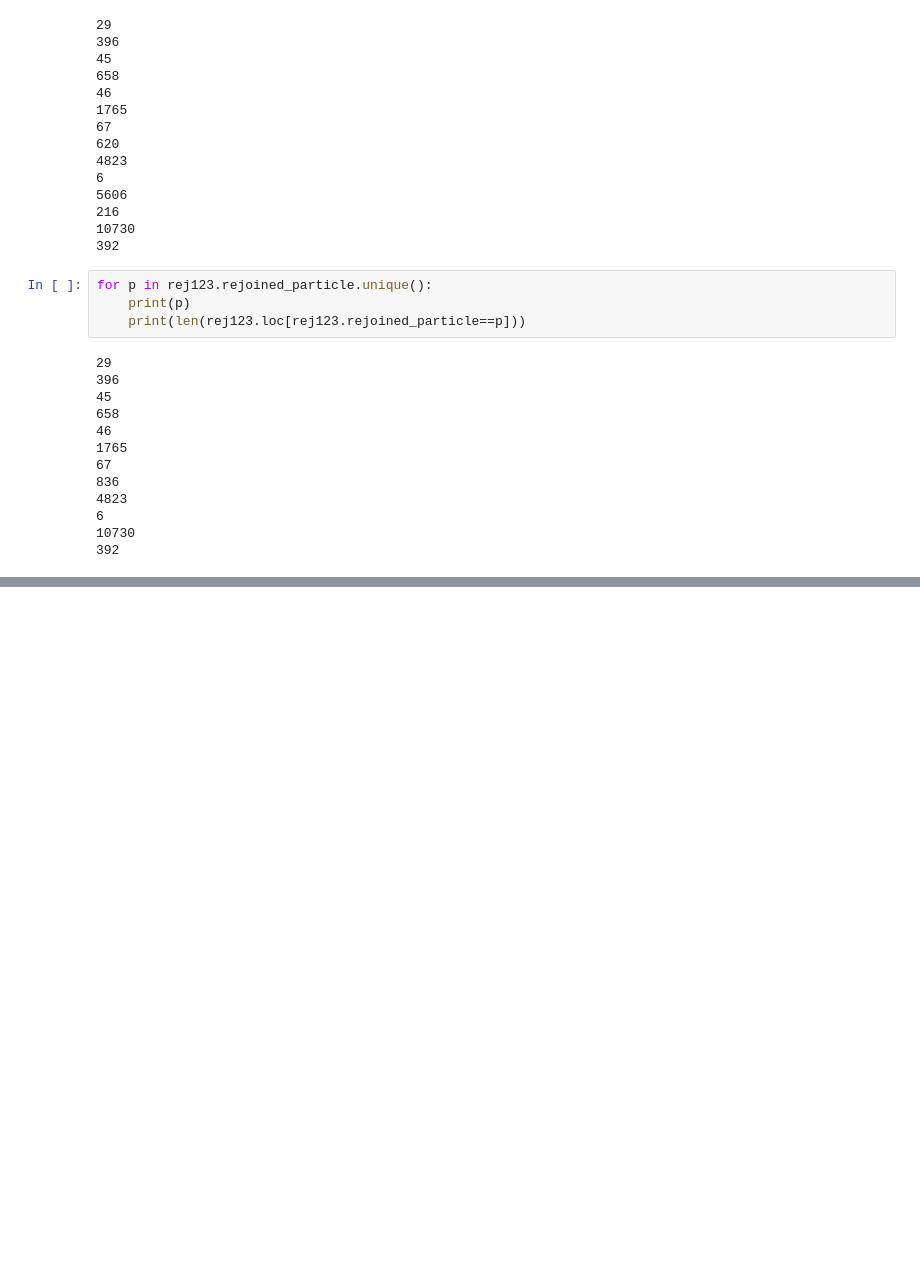
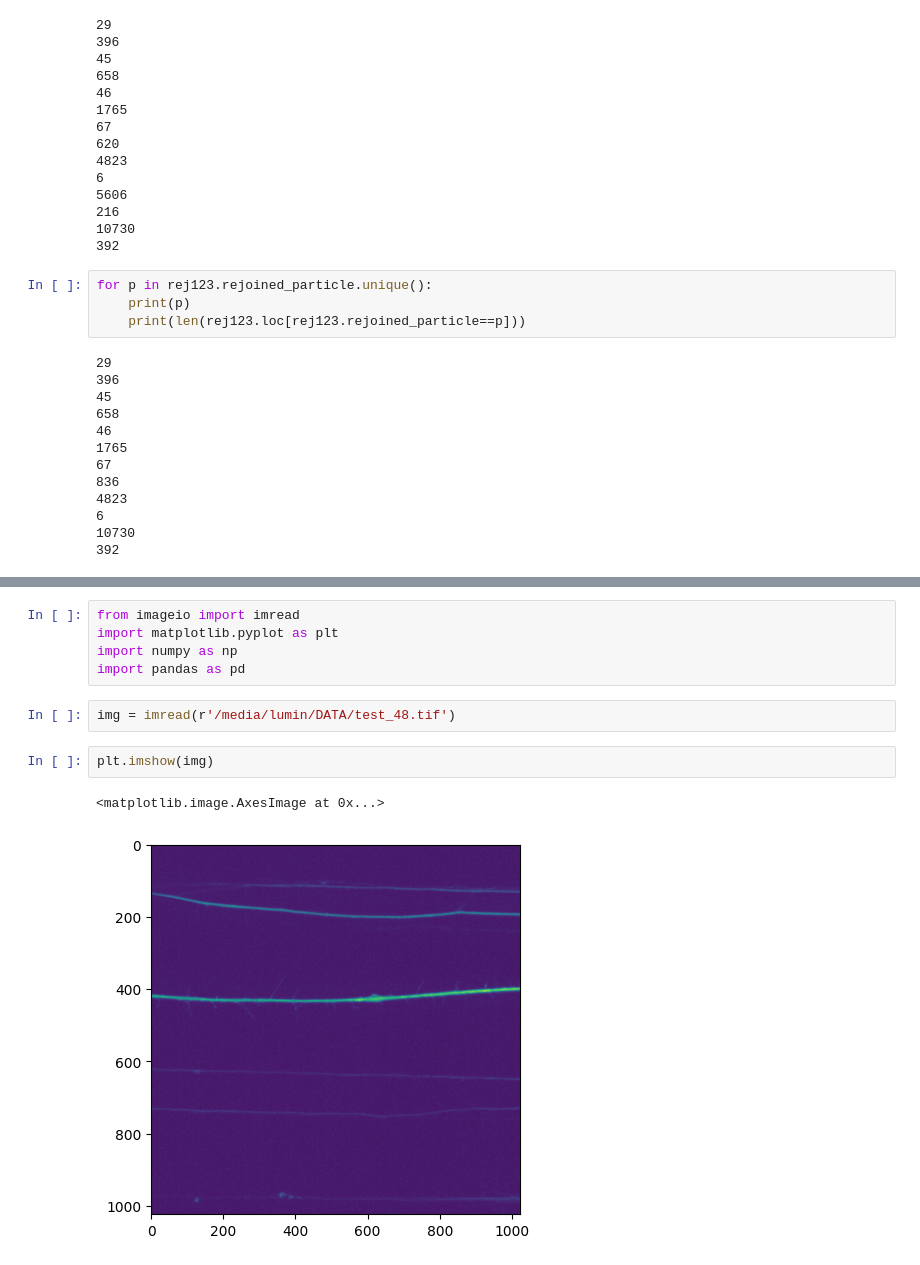
Before and after one commit to biophotlumin/mint, a Jupyter notebook: sandbox.ipynb, the cells around one changed output, grey strips where cells are left out. Cells and saved outputs as stored; diff of their text form; blank space fills up the shorter version.

```diff
--- a/sandbox.ipynb
+++ b/sandbox.ipynb
@@ -1652,0 +1712,12 @@ for p in rej123.rejoined_particle.unique():
+# %%
+from imageio import imread
+import matplotlib.pyplot as plt
+import numpy as np
+import pandas as pd
+# %%
+img = imread(r'/media/lumin/DATA/test_48.tif')
+# %%
+plt.imshow(img)
+# %% [output]
+<matplotlib.image.AxesImage at 0x...>
+[figure, added]
```
Also changed, not shown: parts of 16 cells of this notebook, 22 other files.
